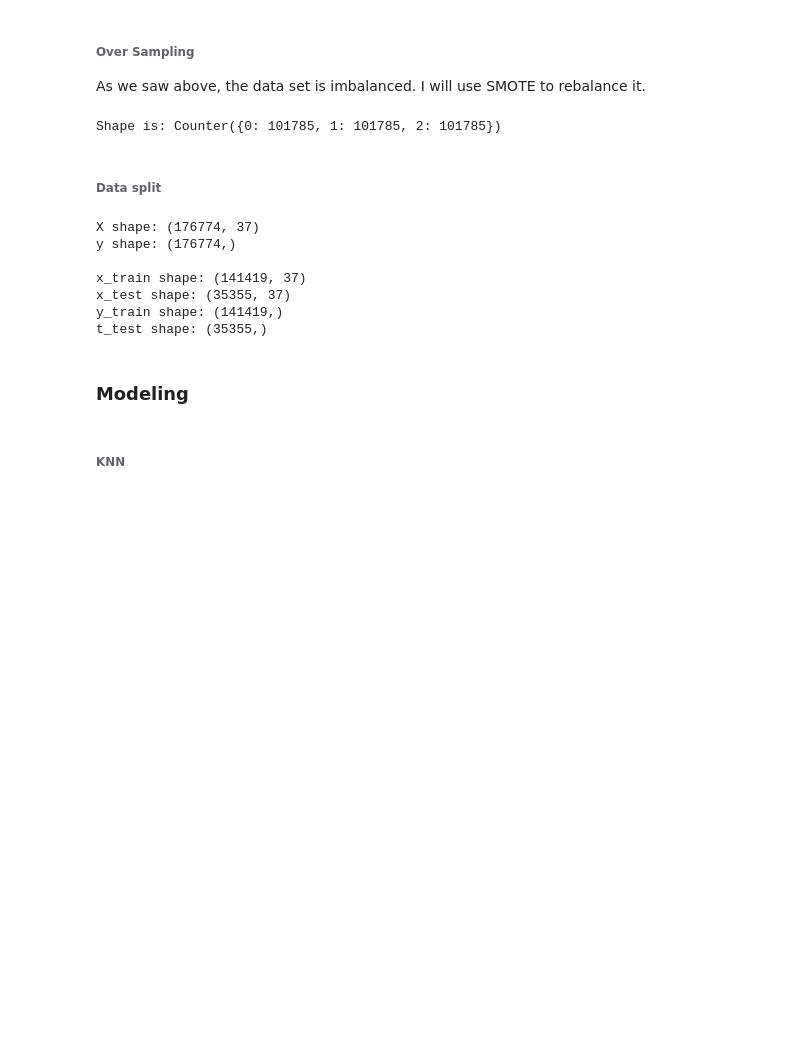
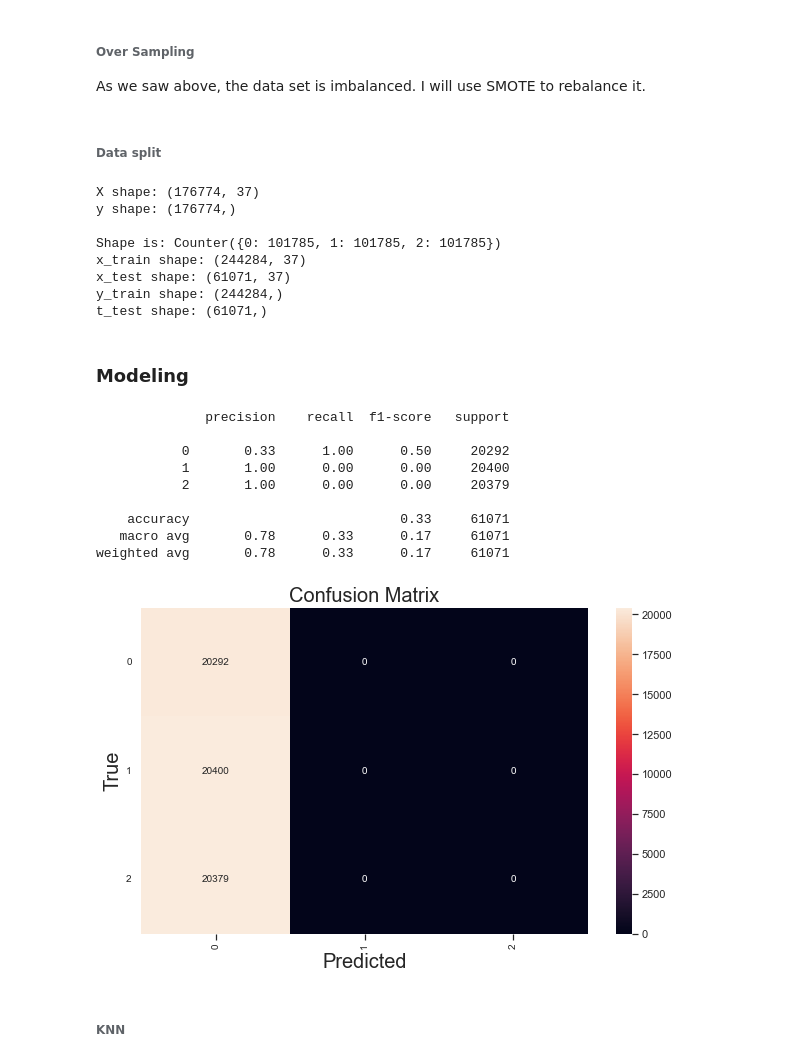
Before and after one commit to itamarKraitman/Spotify_data_analysis, a Jupyter notebook: Spotify.ipynb, the cells around one changed output. Cells and saved outputs as stored; diff of their text form; code cells hidden in the pictures; blank space fills up the shorter version.

```diff
--- a/Spotify.ipynb
+++ b/Spotify.ipynb
@@ -470,13 +490,6 @@ final_spotify_df
 ###### Over Sampling
 
 As we saw above, the data set is imbalanced. I will use SMOTE to rebalance it.
-# %%
-sm = SMOTE(random_state=42)
-
-X, y = sm.fit_resample(X_init, y_init)
-print("Shape is: {}".format(Counter(y)))
-# %% [output]
-Shape is: Counter({0: 101785, 1: 101785, 2: 101785})
 # %% [markdown]
 ###### Data split
 # %%
@@ -487,17 +500,22 @@ print("X shape: {}\ny shape: {}\n".format(X_init.shape,y_init.shape))
 scaler = StandardScaler()
 X_init = scaler.fit_transform(X_init)
 
-x_train, x_test, y_train, y_test = train_test_split(X_init, y_init, test_size=0.2, random_state=42)
+sm = SMOTE(random_state=42)
+X, y = sm.fit_resample(X_init, y_init)
+print("Shape is: {}".format(Counter(y)))
+
+x_train, x_test, y_train, y_test = train_test_split(X, y, test_size=0.2, random_state=42)
 print("x_train shape: {}\nx_test shape: {}\ny_train shape: {}\nt_test shape: {}".
       format(x_train.shape, x_test.shape, y_train.shape, y_test.shape))
 # %% [output]
 X shape: (176774, 37)
 y shape: (176774,)
 
-x_train shape: (141419, 37)
-x_test shape: (35355, 37)
-y_train shape: (141419,)
-t_test shape: (35355,)
+Shape is: Counter({0: 101785, 1: 101785, 2: 101785})
+x_train shape: (244284, 37)
+x_test shape: (61071, 37)
+y_train shape: (244284,)
+t_test shape: (61071,)
 # %% [markdown]
 ### Modeling
 # %%
@@ -527,4 +546,20 @@ def classification_process(classifier):
     plt.show()
+# %%
+# dummy classifier
+
+dummy_classi = DummyClassifier()
+classification_process(dummy_classi)
+# %% [output]
+              precision    recall  f1-score   support
+
+           0       0.33      1.00      0.50     20292
+           1       1.00      0.00      0.00     20400
+           2       1.00      0.00      0.00     20379
+
+    accuracy                           0.33     61071
+   macro avg       0.78      0.33      0.17     61071
+weighted avg       0.78      0.33      0.17     61071
+[figure, added]
 # %% [markdown]
 ###### KNN
 # %%
```
Also changed, not shown: parts of 11 cells of this notebook.
